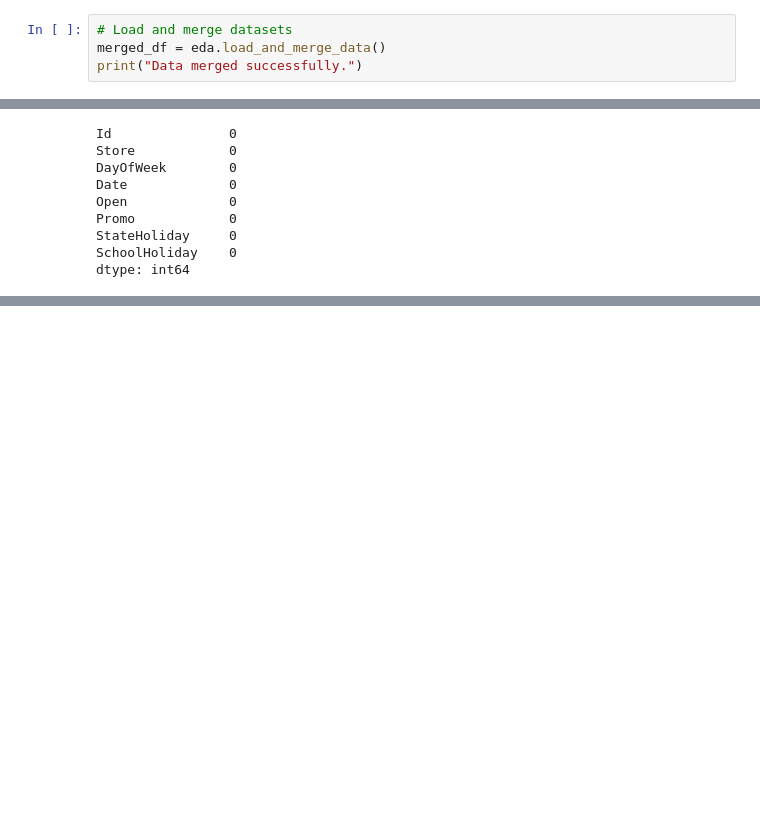
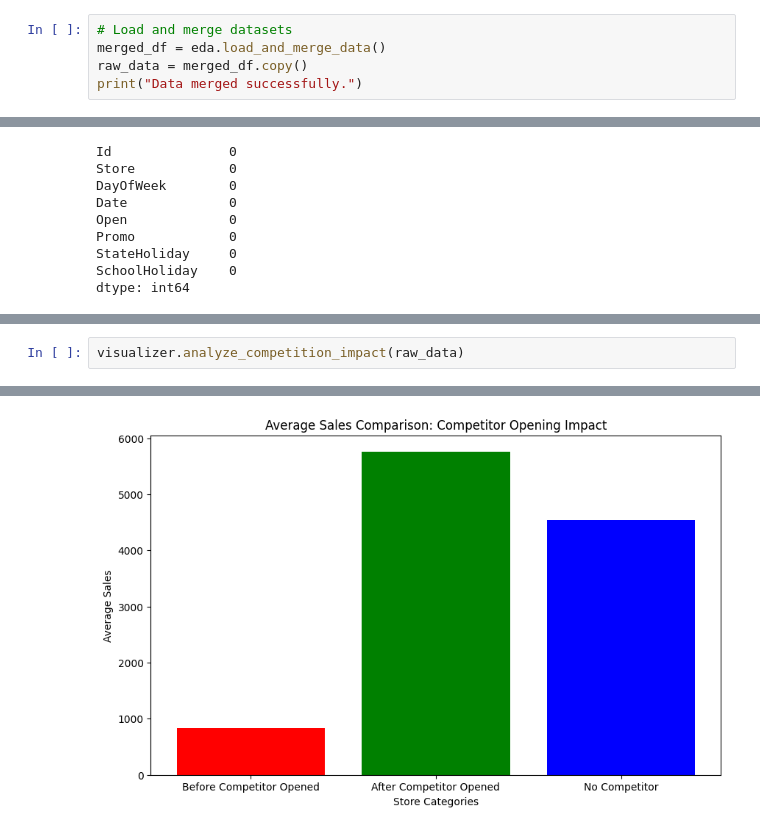
Before and after one commit to b-sam16/Rossmann-Sales-Forecasting, a Jupyter notebook: notebooks/eda.ipynb, the cells around one changed output, grey strips where cells are left out. Drawn from its saved outputs; the diff is of its cells as text; blank space fills up the shorter version.

```diff
--- a/notebooks/eda.ipynb
+++ b/notebooks/eda.ipynb
@@ -12,5 +15,6 @@ eda = EDA(train_path='../data/raw/train.csv', store_path='../data/raw/store.csv'
 # %%
 # Load and merge datasets
 merged_df = eda.load_and_merge_data()
+raw_data = merged_df.copy()
 print("Data merged successfully.")
 # %% [output]
@@ -320,0 +596,3 @@ visualizer.competitor_reopening_sales_impact()
+# %%
+visualizer.analyze_competition_impact(raw_data)
+# %% [output]
@@ -320,0 +605 @@ visualizer.competitor_reopening_sales_impact()
+[figure, added]
```
Also changed, not shown: parts of 34 cells of this notebook, 2 other files.
